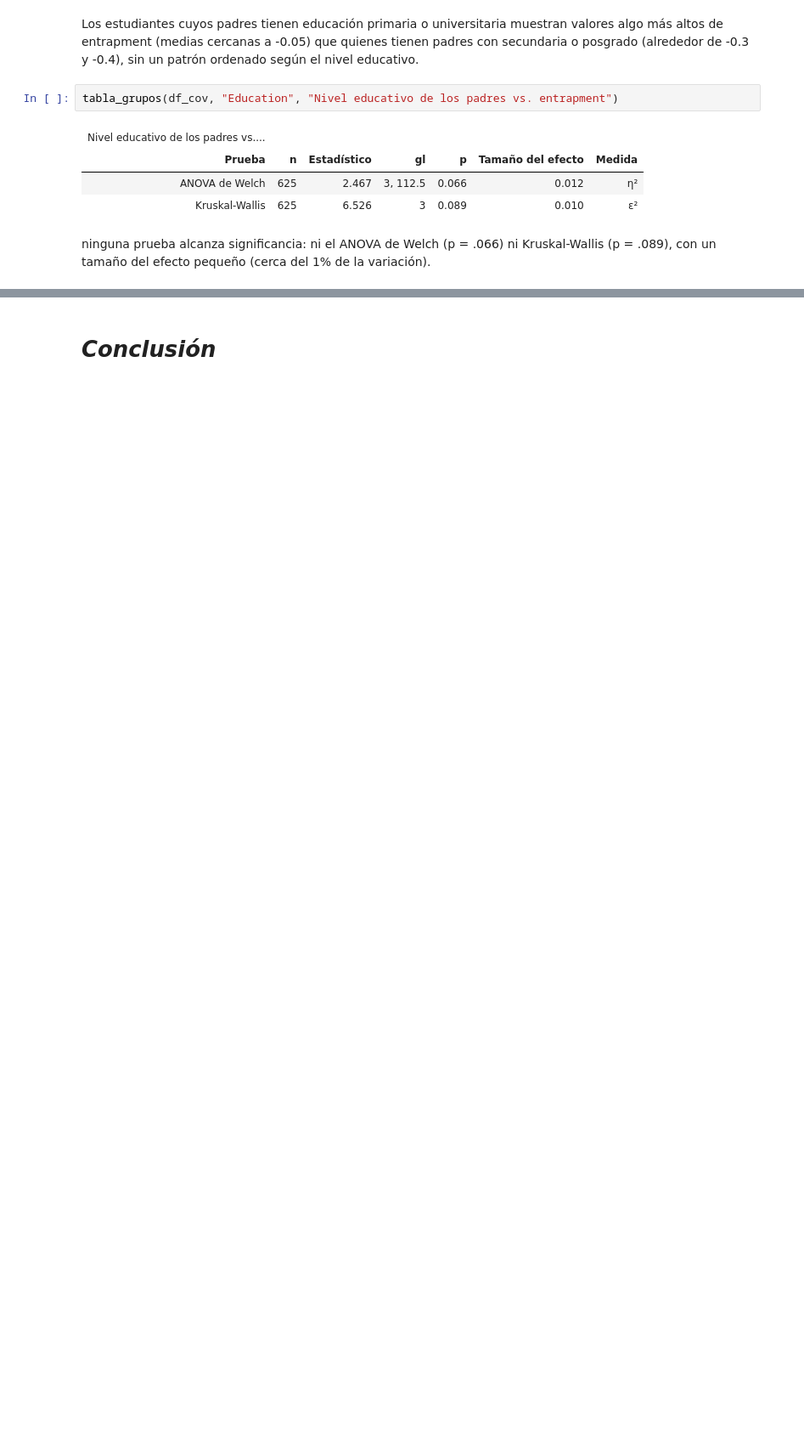
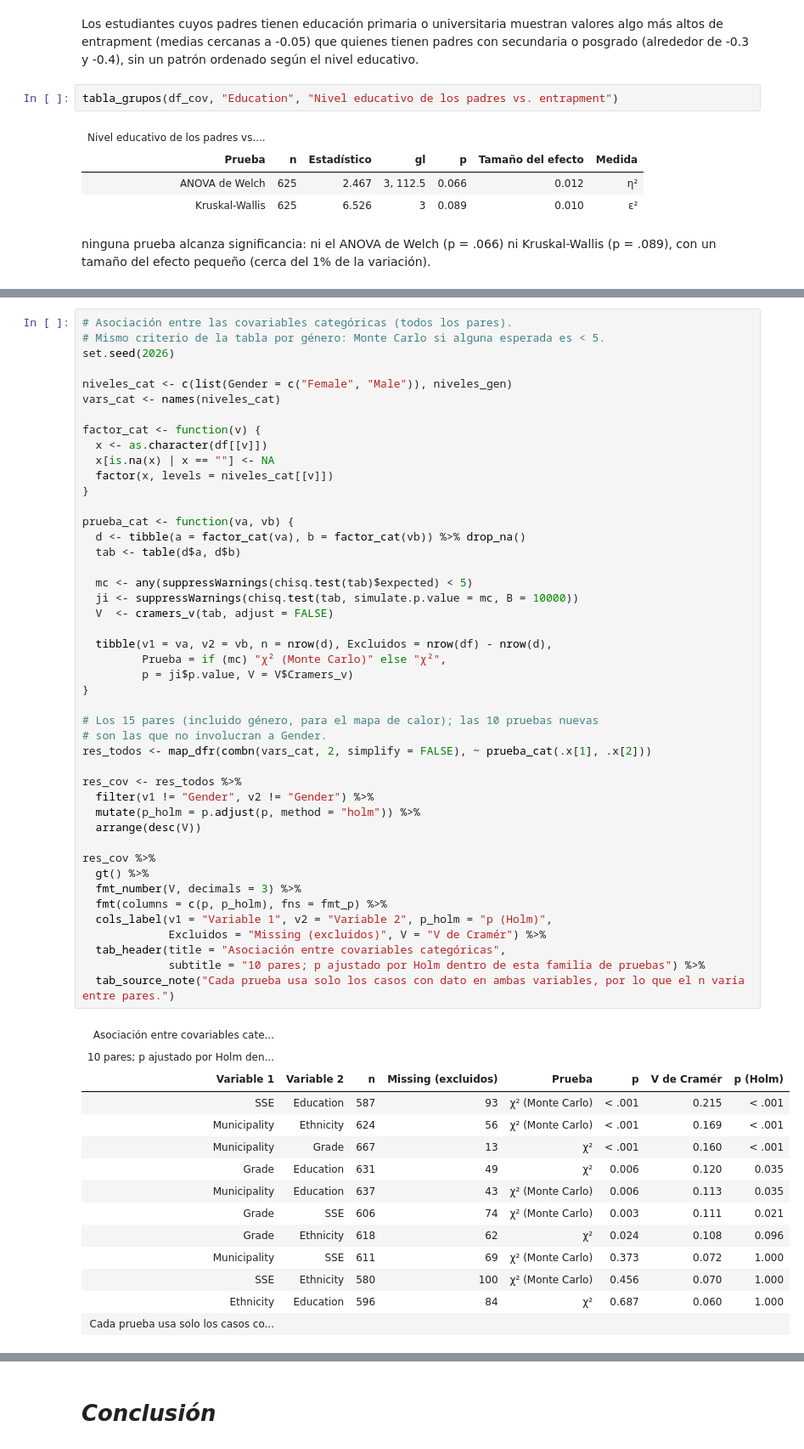
Before and after one commit to luencaro/social-support-entrapment-gender-atlantico-, a Jupyter notebook: notebooks/eda.ipynb, the cells around one changed output, grey strips where cells are left out. Shown at 85% size. Drawn from its saved outputs; the diff is of its cells as text; blank space fills up the shorter version.

Commit message:
tests de asociacion

```diff
--- a/notebooks/eda.ipynb
+++ b/notebooks/eda.ipynb
@@ -1175,0 +1180,60 @@ ninguna prueba alcanza significancia: ni el ANOVA de Welch (p = .066) ni Kruskal
+# %%
+# Asociación entre las covariables categóricas (todos los pares).
+# Mismo criterio de la tabla por género: Monte Carlo si alguna esperada es < 5.
+set.seed(2026)
+
+niveles_cat <- c(list(Gender = c("Female", "Male")), niveles_gen)
+vars_cat <- names(niveles_cat)
+
+factor_cat <- function(v) {
+  x <- as.character(df[[v]])
+  x[is.na(x) | x == ""] <- NA
+  factor(x, levels = niveles_cat[[v]])
+}
+
+prueba_cat <- function(va, vb) {
+  d <- tibble(a = factor_cat(va), b = factor_cat(vb)) %>% drop_na()
+  tab <- table(d$a, d$b)
+
+  mc <- any(suppressWarnings(chisq.test(tab)$expected) < 5)
+  ji <- suppressWarnings(chisq.test(tab, simulate.p.value = mc, B = 10000))
+  V  <- cramers_v(tab, adjust = FALSE)
+
+  tibble(v1 = va, v2 = vb, n = nrow(d), Excluidos = nrow(df) - nrow(d),
+         Prueba = if (mc) "χ² (Monte Carlo)" else "χ²",
+         p = ji$p.value, V = V$Cramers_v)
+}
+
+# Los 15 pares (incluido género, para el mapa de calor); las 10 pruebas nuevas
+# son las que no involucran a Gender.
+res_todos <- map_dfr(combn(vars_cat, 2, simplify = FALSE), ~ prueba_cat(.x[1], .x[2]))
+
+res_cov <- res_todos %>%
+  filter(v1 != "Gender", v2 != "Gender") %>%
+  mutate(p_holm = p.adjust(p, method = "holm")) %>%
+  arrange(desc(V))
+
+res_cov %>%
+  gt() %>%
+  fmt_number(V, decimals = 3) %>%
+  fmt(columns = c(p, p_holm), fns = fmt_p) %>%
+  cols_label(v1 = "Variable 1", v2 = "Variable 2", p_holm = "p (Holm)",
+             Excluidos = "Missing (excluidos)", V = "V de Cramér") %>%
+  tab_header(title = "Asociación entre covariables categóricas",
+             subtitle = "10 pares; p ajustado por Holm dentro de esta familia de pruebas") %>%
+  tab_source_note("Cada prueba usa solo los casos con dato en ambas variables, por lo que el n varía entre pares.")
+# %% [output]
+| Asociación entre covariables cate... |  |  |  |  |  |  |  |
+| 10 pares; p ajustado por Holm den... |  |  |  |  |  |  |  |
+| Variable 1 | Variable 2 | n | Missing (excluidos) | Prueba | p | V de Cramér | p (Holm) |
+| SSE | Education | 587 | 93 | χ² (Monte Carlo) | < .001 | 0.215 | < .001 |
+| Municipality | Ethnicity | 624 | 56 | χ² (Monte Carlo) | < .001 | 0.169 | < .001 |
+| Municipality | Grade | 667 | 13 | χ² | < .001 | 0.160 | < .001 |
+| Grade | Education | 631 | 49 | χ² | 0.006 | 0.120 | 0.035 |
+| Municipality | Education | 637 | 43 | χ² (Monte Carlo) | 0.006 | 0.113 | 0.035 |
+| Grade | SSE | 606 | 74 | χ² (Monte Carlo) | 0.003 | 0.111 | 0.021 |
+| Grade | Ethnicity | 618 | 62 | χ² | 0.024 | 0.108 | 0.096 |
+| Municipality | SSE | 611 | 69 | χ² (Monte Carlo) | 0.373 | 0.072 | 1.000 |
+| SSE | Ethnicity | 580 | 100 | χ² (Monte Carlo) | 0.456 | 0.070 | 1.000 |
+| Ethnicity | Education | 596 | 84 | χ² | 0.687 | 0.060 | 1.000 |
+| Cada prueba usa solo los casos co... |  |  |  |  |  |  |  |
```
Also changed, not shown: parts of 8 cells of this notebook.
